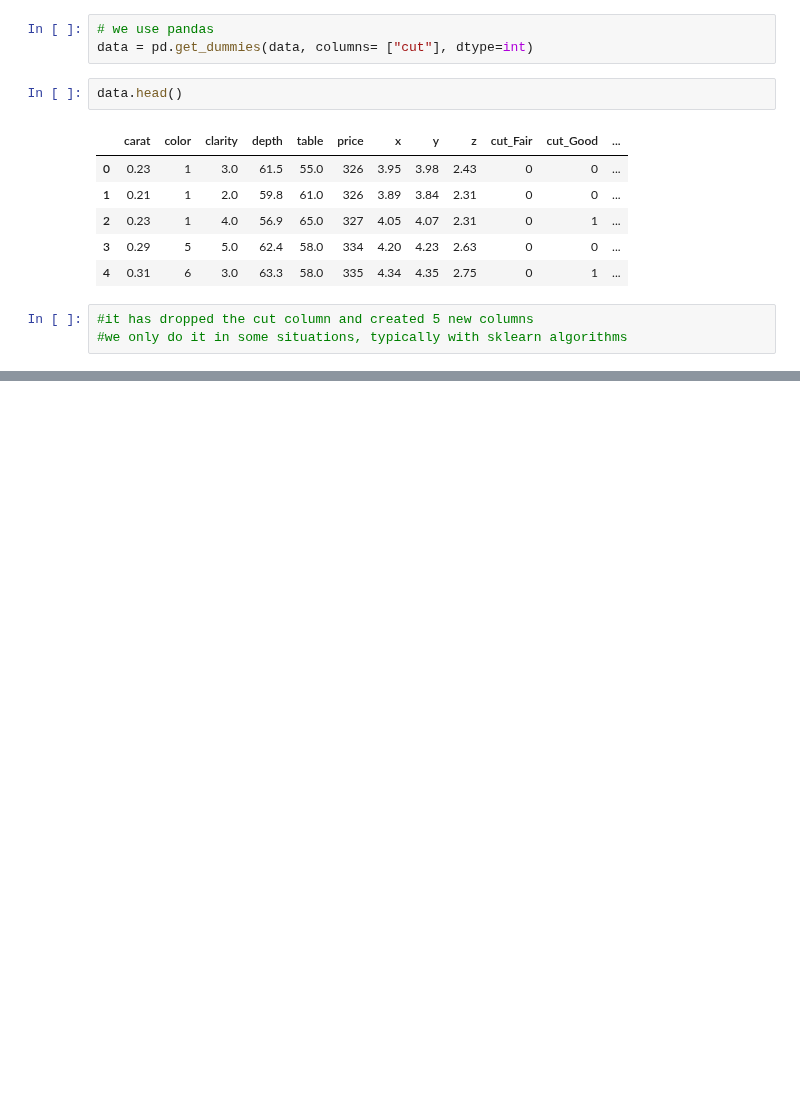
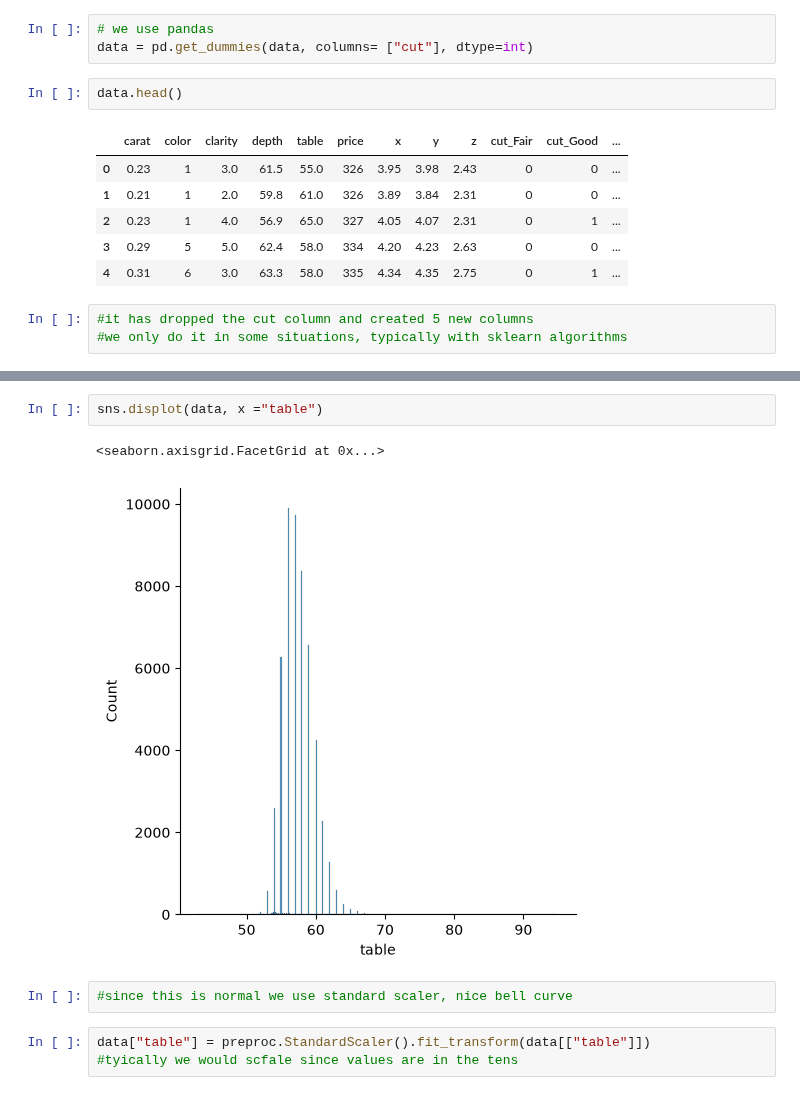
Before and after one commit to CoreyAherne1997/DataPreperation, a Jupyter notebook: Encoding/Encode_Scale.ipynb, the cells around one changed output, grey strips where cells are left out. Saved outputs shown, nothing was run; the diff lists cells and outputs as text; blank space fills up the shorter version.

```diff
--- a/Encoding/Encode_Scale.ipynb
+++ b/Encoding/Encode_Scale.ipynb
@@ -96,0 +134,10 @@ data.head()
+# %%
+sns.displot(data, x ="table")
+# %% [output]
+<seaborn.axisgrid.FacetGrid at 0x...>
+[figure, added]
+# %%
+#since this is normal we use standard scaler, nice bell curve
+# %%
+data["table"] = preproc.StandardScaler().fit_transform(data[["table"]])
+#tyically we would scfale since values are in the tens
```
Also changed, not shown: parts of 11 cells of this notebook, 2 other files.
